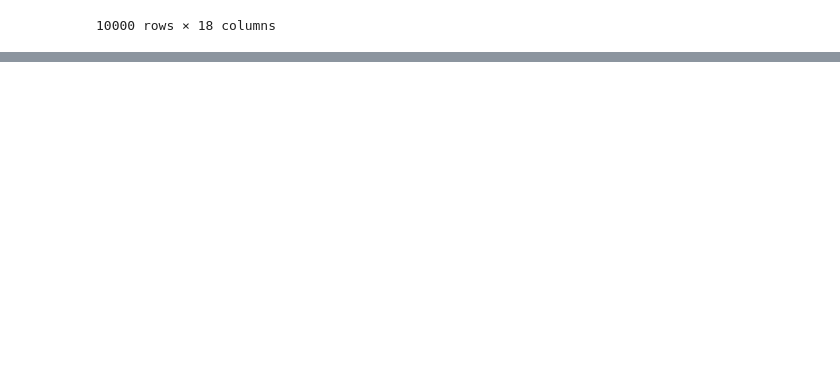
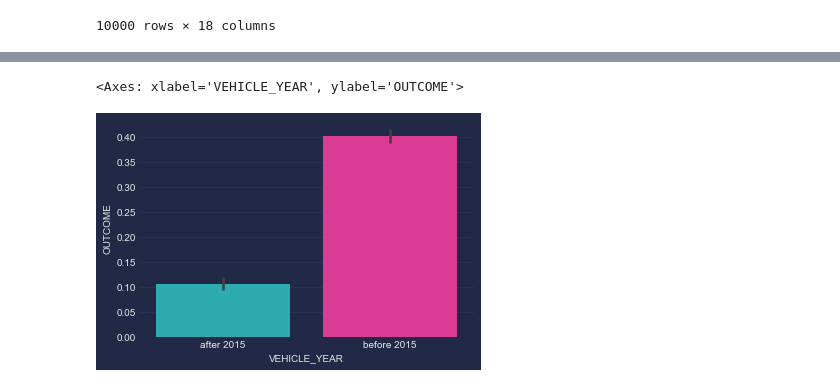
Before and after one commit to cr1msonn/DS_Camp23, a Jupyter notebook: homework/visualization homework/EDA.ipynb, the cells around one changed output, grey strips where cells are left out. Drawn from its saved outputs; the diff is of its cells as text; code cells hidden in the pictures; blank space fills up the shorter version.

```diff
--- a/homework/visualization homework/EDA.ipynb
+++ b/homework/visualization homework/EDA.ipynb
@@ -201,6 +157,3 @@ Text(0, 0.5, 'Age Introduced')
-# %%
-df["ANNUAL_MILEAGE"].replace('none', np.NaN, inplace = True)
-df["ANNUAL_MILEAGE"] = df["ANNUAL_MILEAGE"].astype(np.float16)
 # %%
 ax = df["ANNUAL_MILEAGE"].plot(kind = "hist", bins = 20, title = "Annual Mileage Distribution")
 ax.set_xlabel("Annual Mileage")
@@ -225,0 +169,5 @@ Name: ANNUAL_MILEAGE, Length: 10000, dtype: float16
+# %%
+sns.barplot(data=df, x="VEHICLE_YEAR", y="OUTCOME")
+# %% [output]
+<Axes: xlabel='VEHICLE_YEAR', ylabel='OUTCOME'>
+[figure, added]
```
Also changed, not shown: parts of 31 cells of this notebook.
